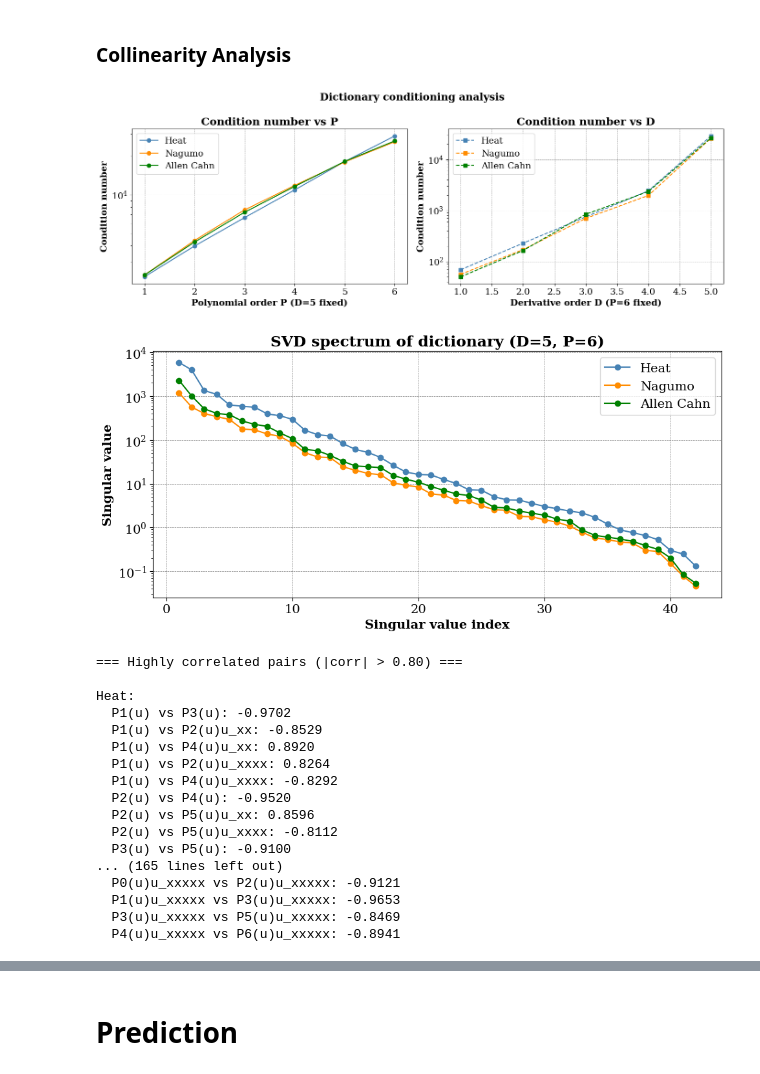
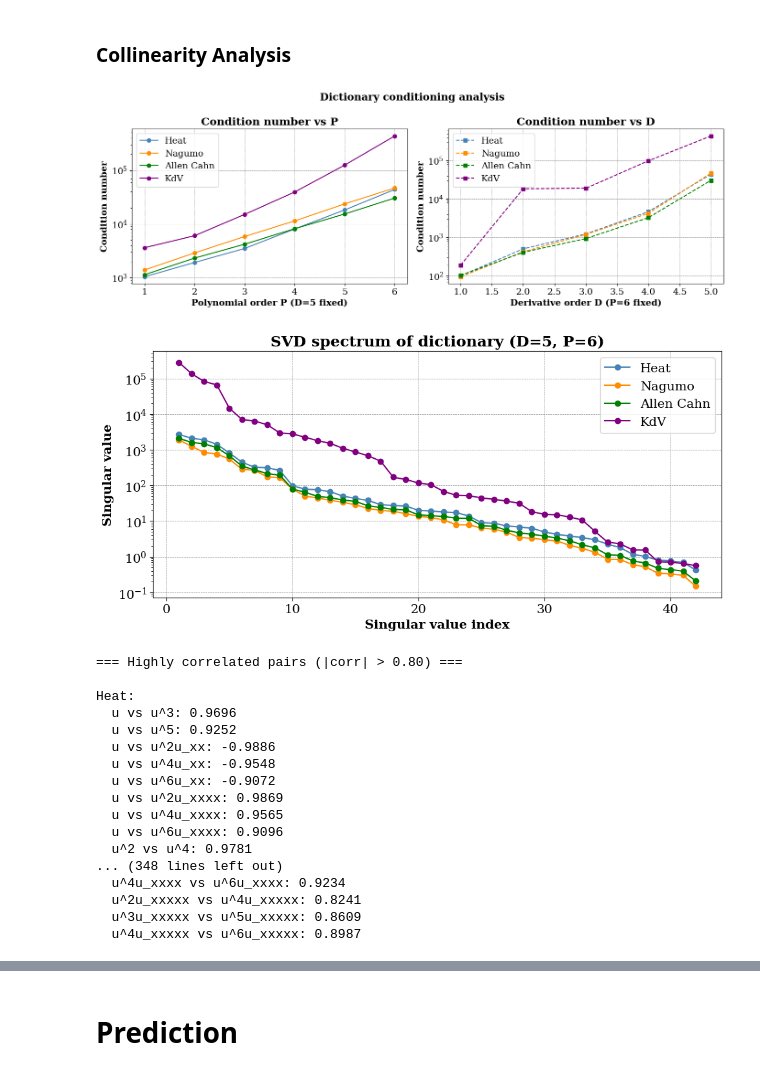
Before and after one commit to rogoson/Stochastic-PDE-Discovery, a Jupyter notebook: MasterNotebook.ipynb, the cells around one changed output, grey strips where cells are left out. Cells and saved outputs as stored; diff of their text form; code cells hidden in the pictures.

```diff
--- a/MasterNotebook.ipynb
+++ b/MasterNotebook.ipynb
@@ -14,6 +14,7 @@ Runs experiment for those which are set to true (~10min/experiment)
 HEAT = True
 NAGUMO = True
 ALLEN_CAHN = True
+KDV = True
 
 DRIFT = True
 DIFFUSION = True
@@ -23,7 +24,7 @@ GENERATE_TRAINING_DATA = True
 RUN_LASSO = True
 RUN_SINDY = True
 
-LEGENDRE_POLYNOMIALS = True
+LEGENDRE_POLYNOMIALS = False
 
 ALGORITHMS = {"Lasso": RUN_LASSO, "SINDy": RUN_SINDY}
 IDENTIFICATION_TASKS = {"Drift": DRIFT, "Diffusion": DIFFUSION}
@@ -34,7 +35,9 @@ import DataGenerator as dg
 
 experimentKeys = {"Heat": HEAT,
  "Nagumo": NAGUMO,
- "Allen_Cahn": ALLEN_CAHN}
+ "Allen_Cahn": ALLEN_CAHN,
+ "KdV": KDV
+ }
 
 for key, value in experimentKeys.items():
     if value and GENERATE_TRAINING_DATA:
@@ -118,7 +121,10 @@ Xi_drift_true = {
        "Nagumo": [0., yamlParameters["nagumo"]["correct"]["u_coeff"], yamlParameters["nagumo"]["correct"]["u2_coeff"], yamlParameters["nagumo"]["correct"]["u3_coeff"]] + [0.]*10 + [yamlParameters["nagumo"]["correct"]["epsilon"]] + [0.]*27, # i do NOT have faith in this
         "Allen_Cahn": [0., yamlParameters["allen_cahn"]["correct"]["u_coeff"], 0., yamlParameters["allen_cahn"]["correct"]["u3_coeff"], 0., 0., 0., 0., 0., 0., 0., 0., 0., 0., yamlParameters["allen_cahn"]["correct"]["epsilon"], 0., 0.,
        0., 0., 0., 0., 0., 0., 0., 0., 0., 0., 0., 0., 0., 0., 0., 0., 0.,
-       0., 0., 0., 0., 0., 0., 0., 0.]
+       0., 0., 0., 0., 0., 0., 0., 0.],
+       "KdV": [0., 0., 0., 0., 0., 0., yamlParameters["kdv"]["correct"]["uu_x_coeff"], 0., 0., 0., 0., 0., 0., 0., 0, yamlParameters["kdv"]["correct"]["u_xxx_coeff"], 0.,
+        0., 0., 0., 0., 0., 0., 0., 0., 0., 0., 0., 0., 0., 0., 0., 0., 0.,
+        0., 0., 0., 0., 0., 0., 0., 0.],
 }
 
 Xi_diffusion_true = {
@@ -130,6 +136,9 @@ Xi_diffusion_true = {
         0., 0., 0., 0., 0., 0., 0., 0.],
         "Allen_Cahn": [yamlParameters["allen_cahn"]["correct"]["sigma"], 0., 0., 0., 0., 0., 0., 0., 0., 0., 0., 0., 0., 0., 0., 0., 0.,
         0., 0., 0., 0., 0., 0., 0., 0., 0., 0., 0., 0., 0., 0., 0., 0., 0.,
+        0., 0., 0., 0., 0., 0., 0., 0.],
+        "KdV": [yamlParameters["kdv"]["correct"]["sigma"], 0., 0., 0., 0., 0., 0., 0., 0., 0., 0., 0., 0., 0., 0., 0., 0.,
+        0., 0., 0., 0., 0., 0., 0., 0., 0., 0., 0., 0., 0., 0., 0., 0., 0.,
         0., 0., 0., 0., 0., 0., 0., 0.]
 }
 # %%
@@ -463,7 +478,7 @@ plt.show()
 # %%
 for problem, experimentSet in problemDS.items():
     for identificationTask, DS in experimentSet.items():
-        disc = yamlParameters[problem.lower()]["discovered"]
+        disc = yamlParameters[problem.lower()].setdefault("discovered", {})
         variances = np.diag(DS['wCOV'])
 
         # map description labels to discovered values and variances
@@ -477,7 +492,7 @@ for problem, experimentSet in problemDS.items():
                 #clean this up it looks terrible - maybe use a dictionary to map labels to yaml keys?
                 #probably retrieve how this is done from SPDE.py and use the same mapping here to ensure consistency
                 label_to_yaml = {
-                    'u_{xx}': ('epsilon', 'epsilon_variance'),
+                    'u_xx': ('epsilon', 'epsilon_variance'),
                     '1': ('sigma_squared', 'sigma_squared_variance'),
                     'u': ('u_coeff', 'u_coeff_variance'),
                     'u^2': ('u2_coeff', 'u2_coeff_variance'),
@@ -499,7 +514,7 @@ with open("parameters.yaml", "w") as f:
 plt.rcParams["font.family"] = "serif"
 plt.rcParams['font.size'] = 14
 
-colors = {'Heat': 'steelblue', 'Nagumo': 'darkorange', 'Allen_Cahn': 'green'}
+colors = {'Heat': 'steelblue', 'Nagumo': 'darkorange', 'Allen_Cahn': 'green', 'KdV': 'purple'}
 
 # --- Plot 1: Condition number vs P and D ---
 fig, axes = plt.subplots(1, 2, figsize=(14, 5))
@@ -558,52 +573,52 @@ for problem in experimentKeys:
 ax.set_xlabel('Singular value index', fontweight='bold')
 ax.set_ylabel('Singular value', fontweight='bold')
 ax.set_title('SVD spectrum of dictionary (D=5, P=6)', fontweight='bold')
 ax.legend()
 ax.grid(color='gray', linestyle='--', linewidth=0.5)
 plt.tight_layout()
 plt.savefig('worthwhileImages/svd_spectrum.pdf', dpi=150, bbox_inches='tight')
 plt.show()
 
 # --- Table: highly correlated pairs ---
 print("\n=== Highly correlated pairs (|corr| > 0.80) ===")
 for problem in experimentKeys:
     if not experimentKeys[problem]:
         continue
     desc = problemDescriptions[problem][1:]  # skip intercept
     D_mat = problemDictionaries[problem][:, 1:]  # skip intercept column
     corr = np.corrcoef(D_mat.T)
     rows, cols = np.where(np.triu(np.abs(corr), 1) > 0.80)
     print(f"\n{problem}:")
     if len(rows) == 0:
         print("  None")
     for r, c in zip(rows, cols):
         print(f"  {desc[r]} vs {desc[c]}: {corr[r,c]:.4f}")
 
     """
     sort of what you'd expect -  since abs(u) remainsbetween 2 (per plots), even powers behave similary reulgint in high correlations
     we also have that for a smooth periodic function,  the second and fourth derivatives are negatively related - e.g., (sin x and -sin(x)) - recall that initla conditions are sinusoidal and we have periodic bcs
     as a result of fixing the discontinuity at the boundaries and having smooth periodic data, we end up with  pretty much every u_xx and u_xxxx being highly correlated. I guess this means that the sinusoidal effect doesn't really disappear?
     """
 # %% [output]
-[figure, old version]
+[figure, new version]
-[figure, old version]
+[figure, new version]
 === Highly correlated pairs (|corr| > 0.80) ===
 
 Heat:
-  P1(u) vs P3(u): -0.9702
-  P1(u) vs P2(u)u_xx: -0.8529
-  P1(u) vs P4(u)u_xx: 0.8920
-  P1(u) vs P2(u)u_xxxx: 0.8264
-  P1(u) vs P4(u)u_xxxx: -0.8292
-  P2(u) vs P4(u): -0.9520
-  P2(u) vs P5(u)u_xx: 0.8596
-  P2(u) vs P5(u)u_xxxx: -0.8112
-  P3(u) vs P5(u): -0.9100
-... (165 lines left out)
-  P0(u)u_xxxxx vs P2(u)u_xxxxx: -0.9121
-  P1(u)u_xxxxx vs P3(u)u_xxxxx: -0.9653
-  P3(u)u_xxxxx vs P5(u)u_xxxxx: -0.8469
-  P4(u)u_xxxxx vs P6(u)u_xxxxx: -0.8941
+  u vs u^3: 0.9696
+  u vs u^5: 0.9252
+  u vs u^2u_xx: -0.9886
+  u vs u^4u_xx: -0.9548
+  u vs u^6u_xx: -0.9072
+  u vs u^2u_xxxx: 0.9869
+  u vs u^4u_xxxx: 0.9565
+  u vs u^6u_xxxx: 0.9096
+  u^2 vs u^4: 0.9781
+... (348 lines left out)
+  u^4u_xxxx vs u^6u_xxxx: 0.9234
+  u^2u_xxxxx vs u^4u_xxxxx: 0.8241
+  u^3u_xxxxx vs u^5u_xxxxx: 0.8609
+  u^4u_xxxxx vs u^6u_xxxxx: 0.8987
 # %%
 plt.rcParams["font.family"] = "serif"
 plt.rcParams['font.size'] = 14
```
Also changed, not shown: parts of 7 cells of this notebook, 4 other files.
